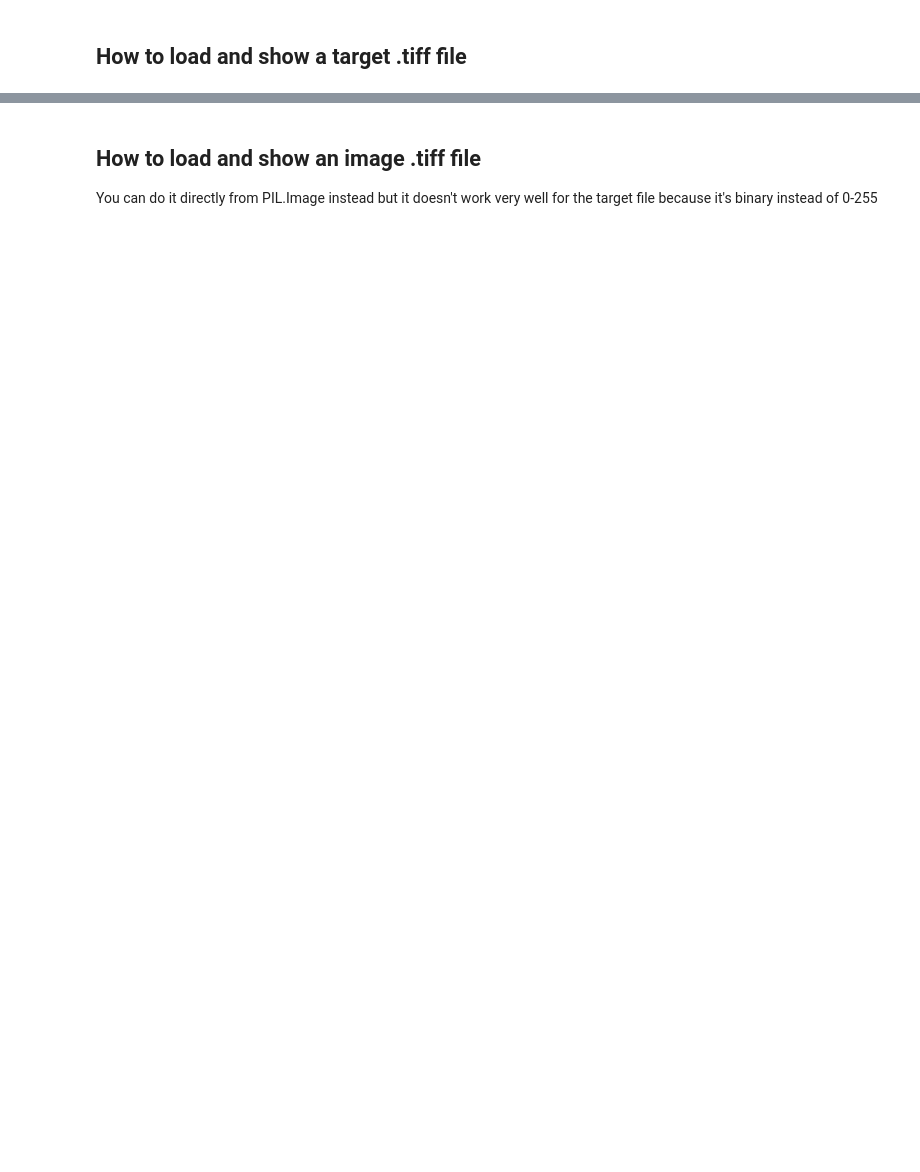
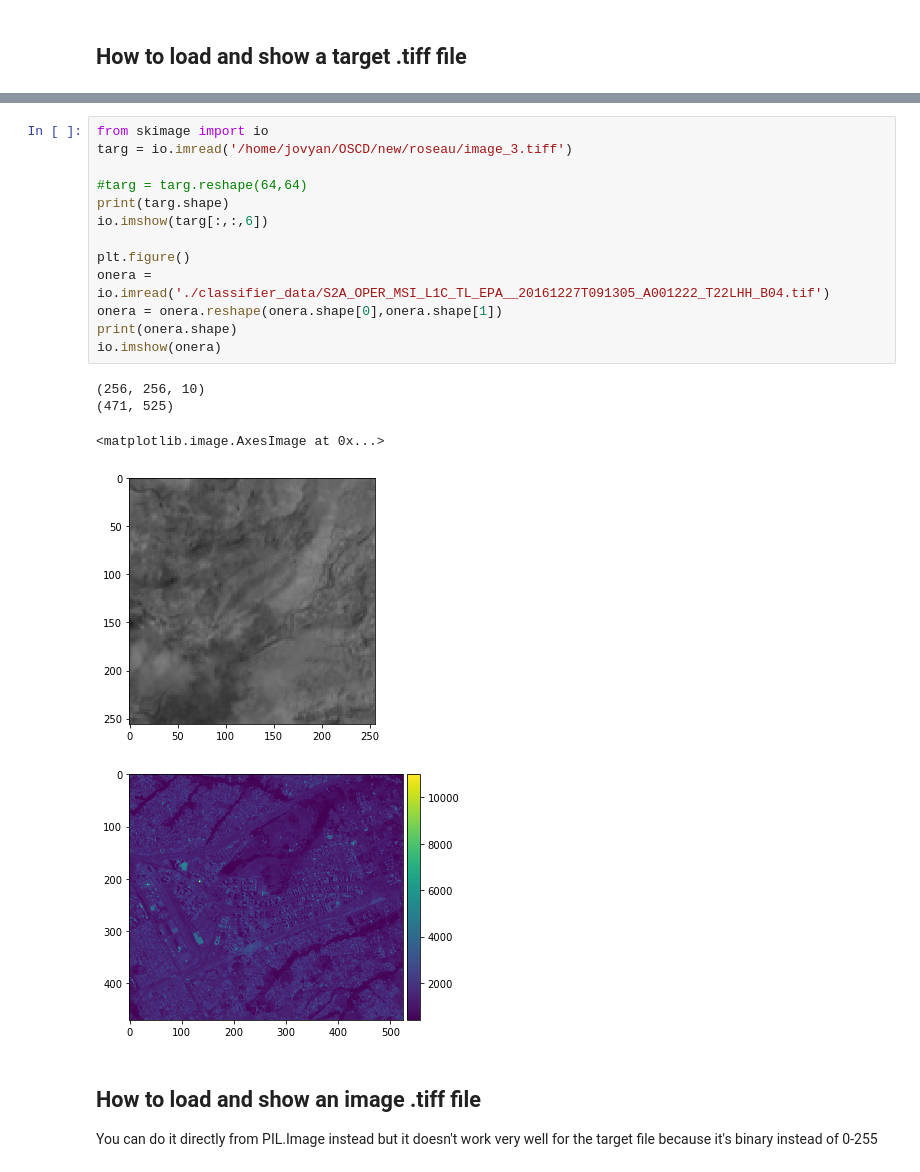
Before and after one commit to ai4er-cdt/gtc-exposure, a Jupyter notebook: notebooks/mja/tiff_generator.ipynb, the cells around one changed output, grey strips where cells are left out. Drawn from its saved outputs; the diff is of its cells as text; blank space fills up the shorter version.

```diff
--- a/notebooks/mja/tiff_generator.ipynb
+++ b/notebooks/mja/tiff_generator.ipynb
@@ -209,3 +209,22 @@ plt.imshow(target_pixel_data)
+# %%
+from skimage import io
+targ = io.imread('/home/jovyan/OSCD/new/roseau/image_3.tiff')
+
+#targ = targ.reshape(64,64)
+print(targ.shape)
+io.imshow(targ[:,:,6])
+
+plt.figure()
+onera = io.imread('./classifier_data/S2A_OPER_MSI_L1C_TL_EPA__20161227T091305_A001222_T22LHH_B04.tif')
+onera = onera.reshape(onera.shape[0],onera.shape[1])
+print(onera.shape)
+io.imshow(onera)
+# %% [output]
+(256, 256, 10)
+(471, 525)
+<matplotlib.image.AxesImage at 0x...>
+[figure, added]
+[figure, added]
 # %% [markdown]
 ## How to load and show an image .tiff file
 You can do it directly from PIL.Image instead but it doesn't work very well for the target file because it's binary instead of 0-255
```
Also changed, not shown: parts of 5 cells of this notebook, 2 other files.
